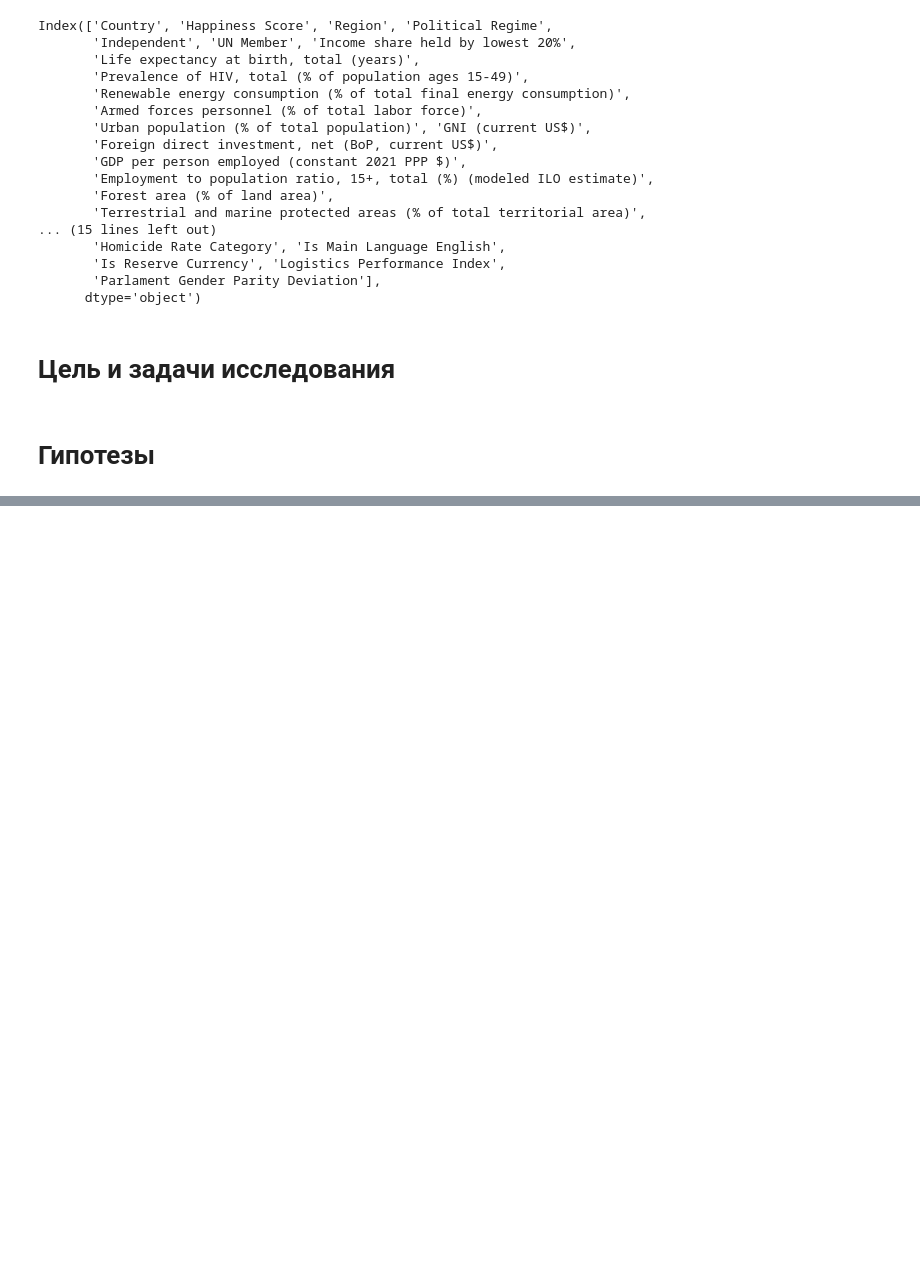
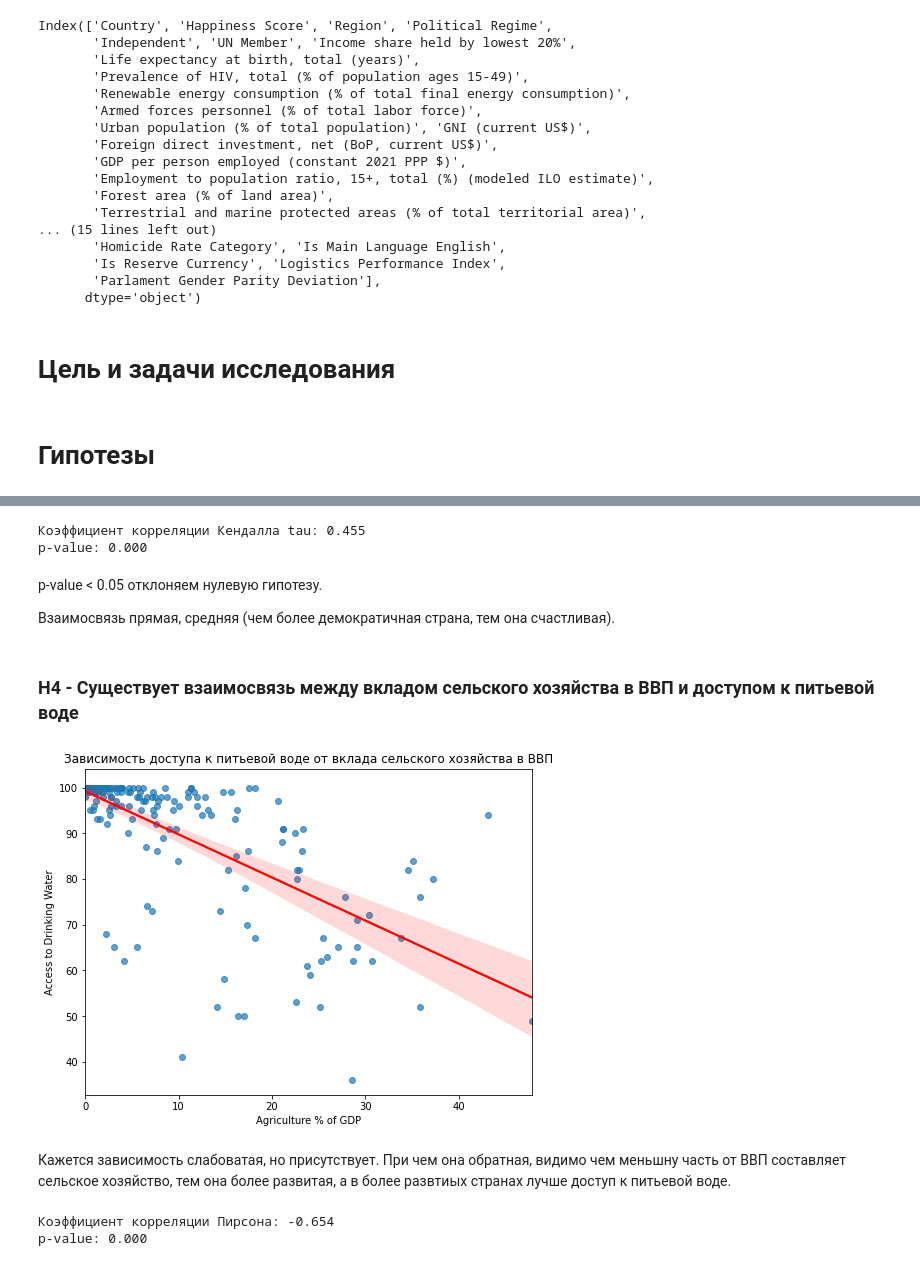
Before and after one commit to seny03/countries-happiness-analysis, a Jupyter notebook: src/analysis.ipynb, the cells around one changed output, grey strips where cells are left out. Saved outputs shown, nothing was run; the diff lists cells and outputs as text; code cells hidden in the pictures; blank space fills up the shorter version.

```diff
--- a/src/analysis.ipynb
+++ b/src/analysis.ipynb
@@ -777,0 +449,34 @@ p-value = 9.957837961684144e-11 < 0.01
+# %%
+tau, p_value = kendalltau(data["Political Regime"], data["Happiness Score"])
+print(f"Коэффициент корреляции Кендалла tau: {tau:.3f}")
+print(f"p-value: {p_value:.3f}")
+# %% [output]
+Коэффициент корреляции Кендалла tau: 0.455
+p-value: 0.000
+# %% [markdown]
+p-value < 0.05 отклоняем нулевую гипотезу.
+
+Взаимосвязь прямая, средняя (чем более демократичная страна, тем она счастливая).
+# %% [markdown]
+### Н4 - Существует взаимосвязь между вкладом сельского хозяйства в ВВП и доступом к питьевой воде
+# %%
+data = df[['Agriculture, forestry, and fishing, value added (% of GDP)', 'People using at least basic drinking water services (% of population)']].dropna().astype('float')
+
+plt.figure(figsize=(8, 6))
+sns.regplot(x='Agriculture, forestry, and fishing, value added (% of GDP)', y='People using at least basic drinking water services (% of population)', data=data,
+            scatter_kws={'alpha': 0.7}, line_kws={'color': 'red'})
+plt.title("Зависимость доступа к питьевой воде от вклада сельского хозяйства в ВВП")
+plt.xlabel("Agriculture % of GDP")
+plt.ylabel("Access to Drinking Water")
+plt.show()
+# %% [output]
+[figure, added]
+# %% [markdown]
+Кажется зависимость слабоватая, но присутствует. При чем она обратная, видимо чем меньшну часть от ВВП составляет сельское хозяйство, тем она более развитая, а в более развтиых странах лучше доступ к питьевой воде.
+# %%
+corr, p_value = pearsonr(data[data.columns[0]], data[data.columns[1]])
+print(f"Коэффициент корреляции Пирсона: {corr:.3f}")
+print(f"p-value: {p_value:.3f}")
+# %% [output]
+Коэффициент корреляции Пирсона: -0.654
+p-value: 0.000
```
Also changed, not shown: parts of 168 cells of this notebook.
